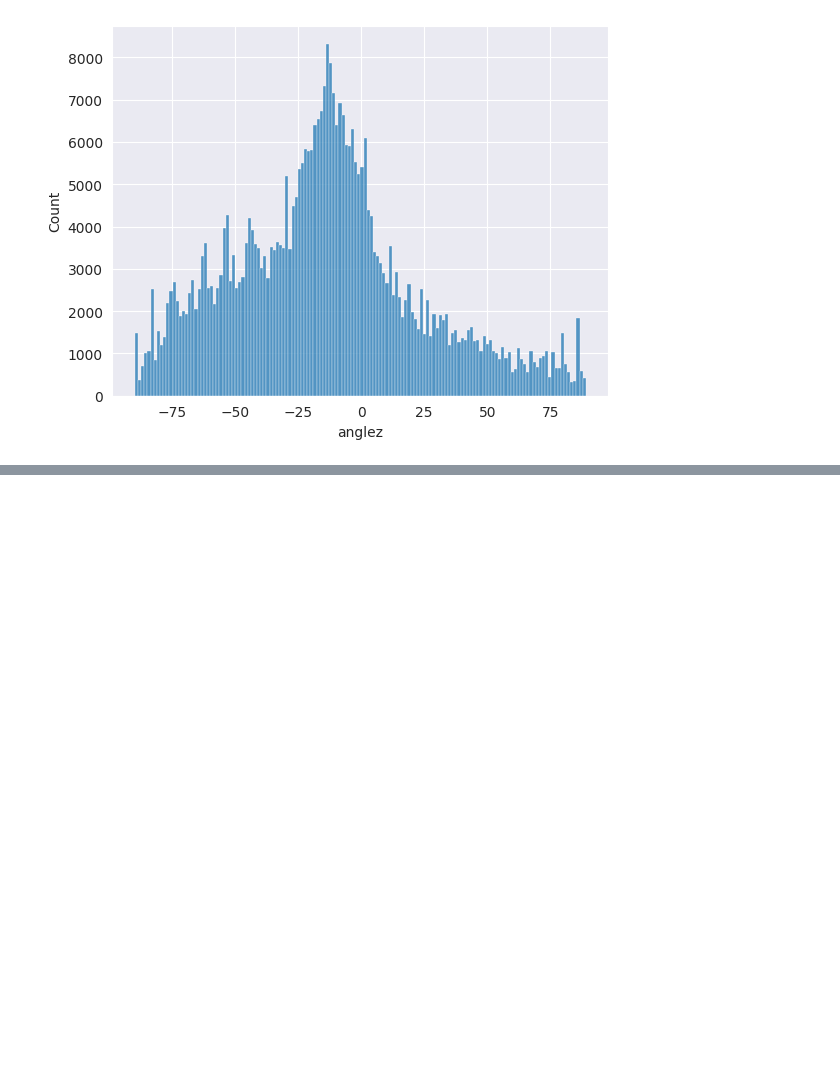
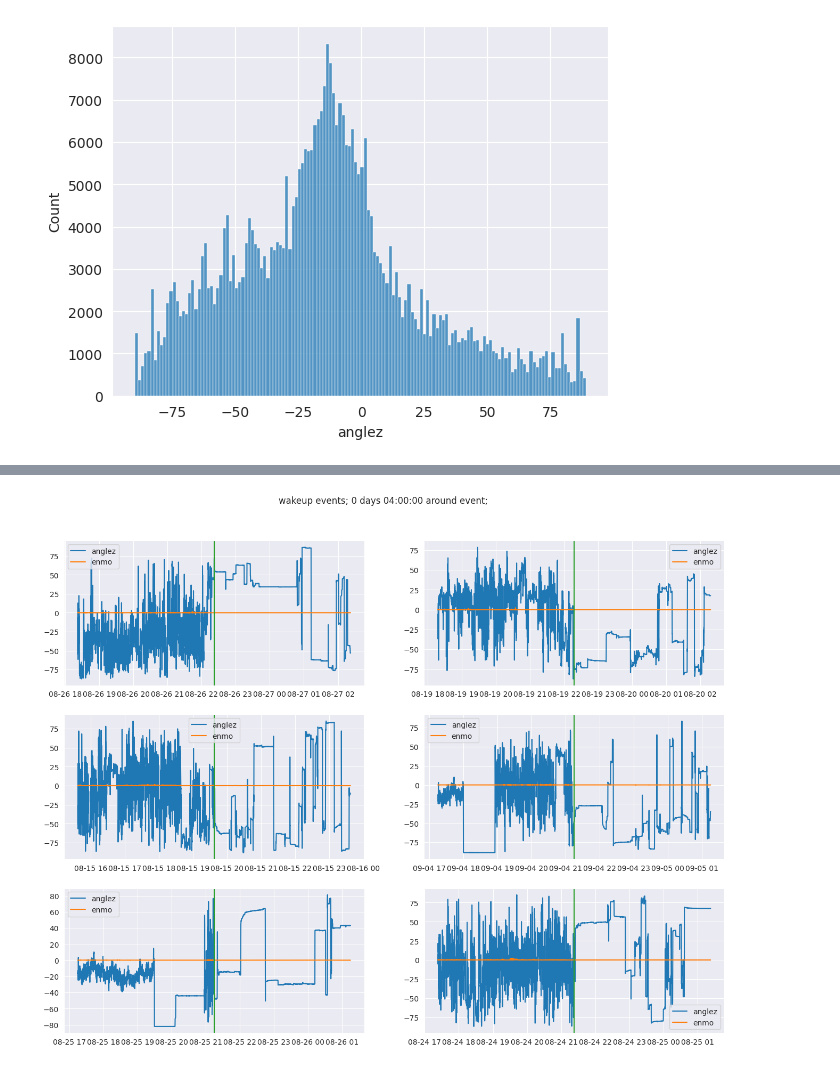
Before and after one commit to RikiTikkiTavi/kaggle-detect_sleep_states, a Jupyter notebook: notebooks/1-EDA.ipynb, the cells around one changed output, grey strips where cells are left out. Saved outputs shown, nothing was run; the diff lists cells and outputs as text; code cells hidden in the pictures; blank space fills up the shorter version.

```diff
--- a/notebooks/1-EDA.ipynb
+++ b/notebooks/1-EDA.ipynb
@@ -125,0 +186,4 @@ sns.histplot(data=df_series, x="anglez")
+# %%
+plot_multiple_events(df_series, pd.Timedelta(4, unit="h"), event=Event.onset)
+# %% [output]
+[figure, added]
```
Also changed, not shown: parts of 15 cells of this notebook, 1 other file.
